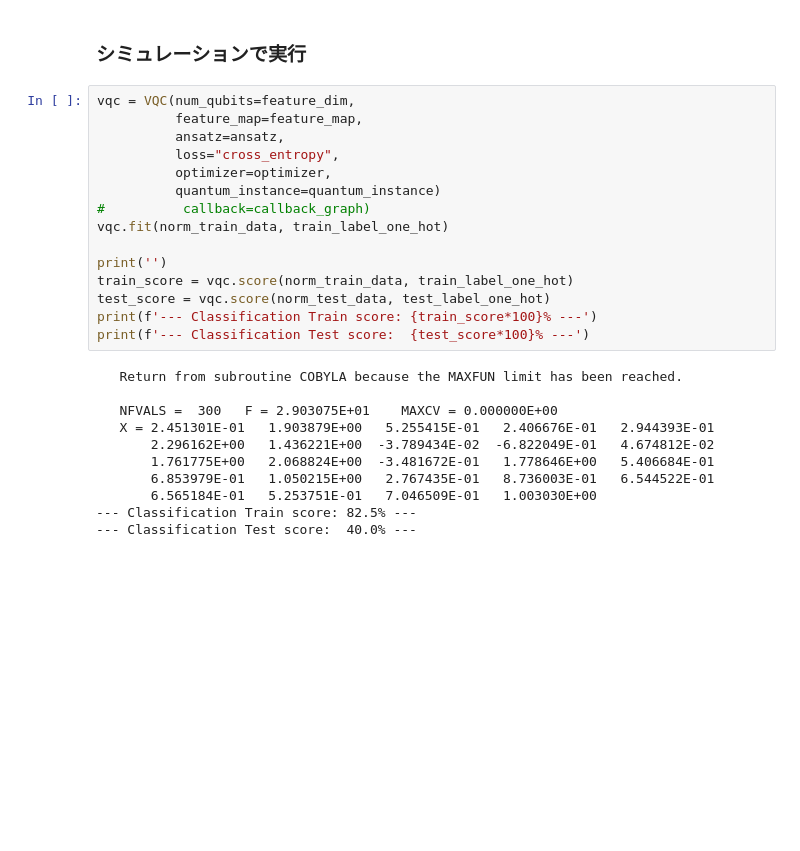
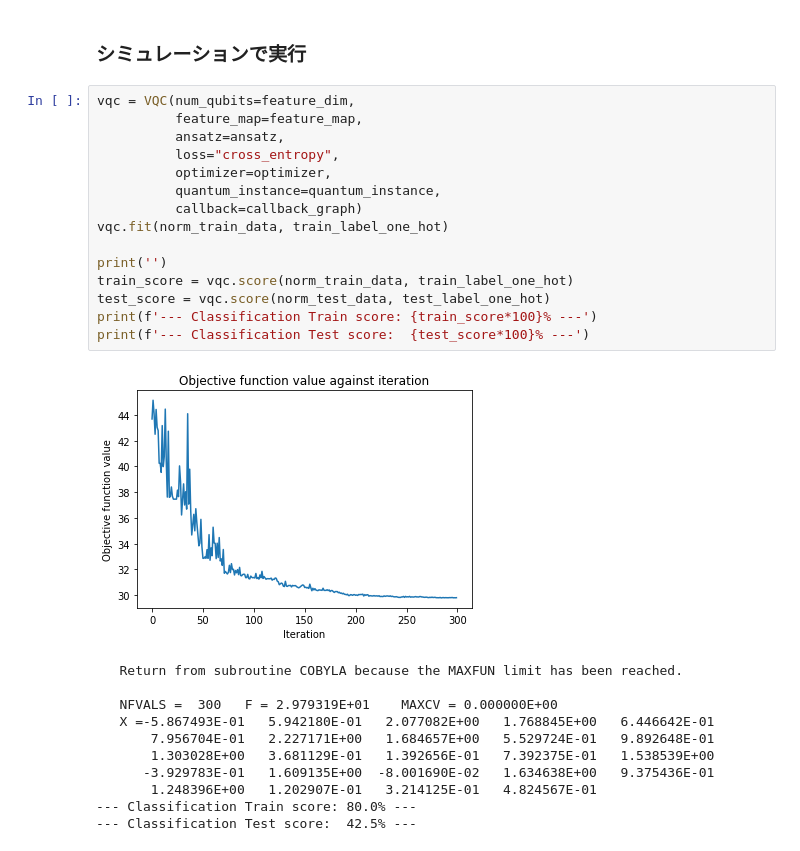
Before and after one commit to kterashi/qc-workbook-lecturenotes, a Jupyter notebook: ja/2022_06_02.ipynb, the cells around one changed output. Saved outputs shown, nothing was run; the diff lists cells and outputs as text; blank space fills up the shorter version.

```diff
--- a/ja/2022_06_02.ipynb
+++ b/ja/2022_06_02.ipynb
@@ -278,26 +278,27 @@ def callback_graph(weights, obj_func_eval):
 # %%
 vqc = VQC(num_qubits=feature_dim,
           feature_map=feature_map,
           ansatz=ansatz,
           loss="cross_entropy",
           optimizer=optimizer,
-          quantum_instance=quantum_instance)
-#          callback=callback_graph)
+          quantum_instance=quantum_instance,
+          callback=callback_graph)
 vqc.fit(norm_train_data, train_label_one_hot)
 
 print('')
 train_score = vqc.score(norm_train_data, train_label_one_hot)
 test_score = vqc.score(norm_test_data, test_label_one_hot)
 print(f'--- Classification Train score: {train_score*100}% ---')
 print(f'--- Classification Test score:  {test_score*100}% ---')
 # %% [output]
+[figure, added]
    Return from subroutine COBYLA because the MAXFUN limit has been reached.
 
-   NFVALS =  300   F = 2.903075E+01    MAXCV = 0.000000E+00
-   X = 2.451301E-01   1.903879E+00   5.255415E-01   2.406676E-01   2.944393E-01
-       2.296162E+00   1.436221E+00  -3.789434E-02  -6.822049E-01   4.674812E-02
-       1.761775E+00   2.068824E+00  -3.481672E-01   1.778646E+00   5.406684E-01
-       6.853979E-01   1.050215E+00   2.767435E-01   8.736003E-01   6.544522E-01
-       6.565184E-01   5.253751E-01   7.046509E-01   1.003030E+00
---- Classification Train score: 82.5% ---
---- Classification Test score:  40.0% ---
+   NFVALS =  300   F = 2.979319E+01    MAXCV = 0.000000E+00
+   X =-5.867493E-01   5.942180E-01   2.077082E+00   1.768845E+00   6.446642E-01
+       7.956704E-01   2.227171E+00   1.684657E+00   5.529724E-01   9.892648E-01
+       1.303028E+00   3.681129E-01   1.392656E-01   7.392375E-01   1.538539E+00
+      -3.929783E-01   1.609135E+00  -8.001690E-02   1.634638E+00   9.375436E-01
+       1.248396E+00   1.202907E-01   3.214125E-01   4.824567E-01
+--- Classification Train score: 80.0% ---
+--- Classification Test score:  42.5% ---
```
Also changed, not shown: parts of 1 cell of this notebook.
